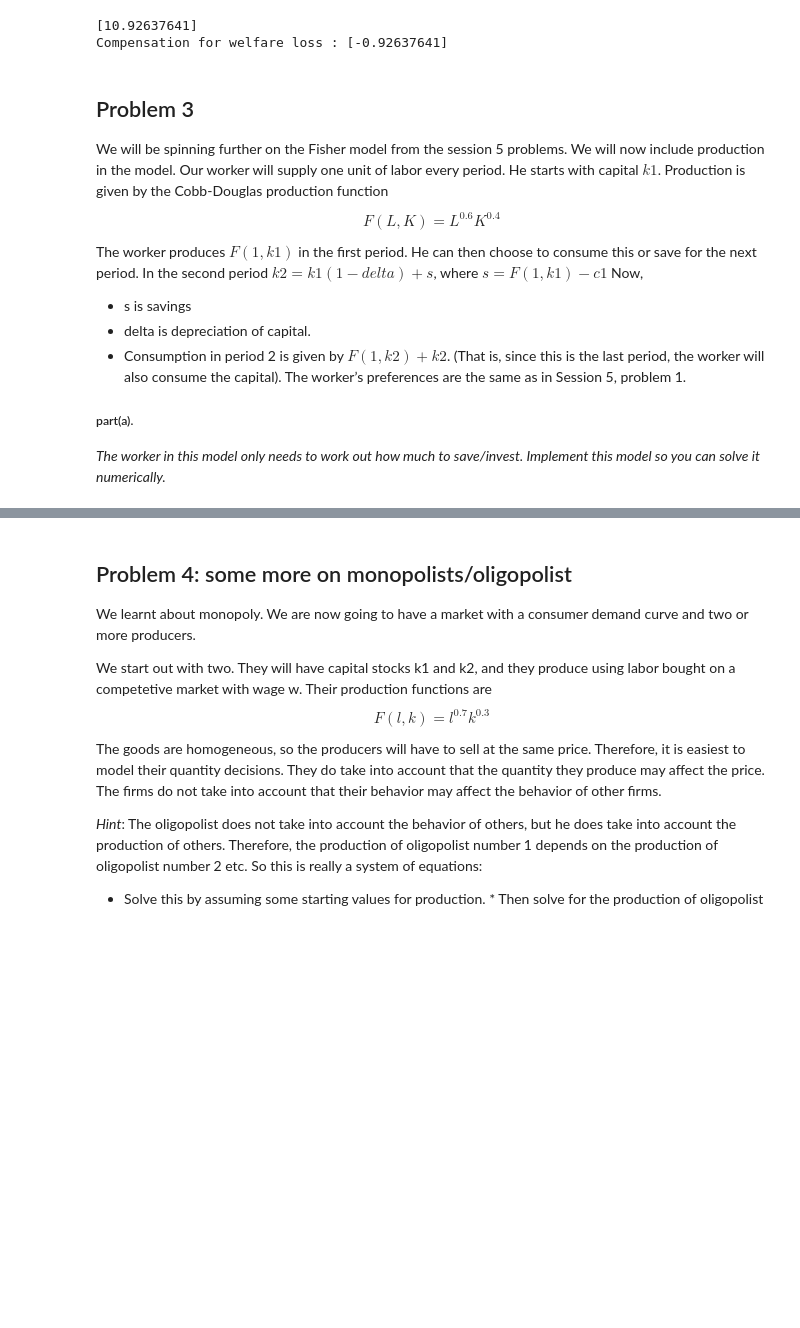
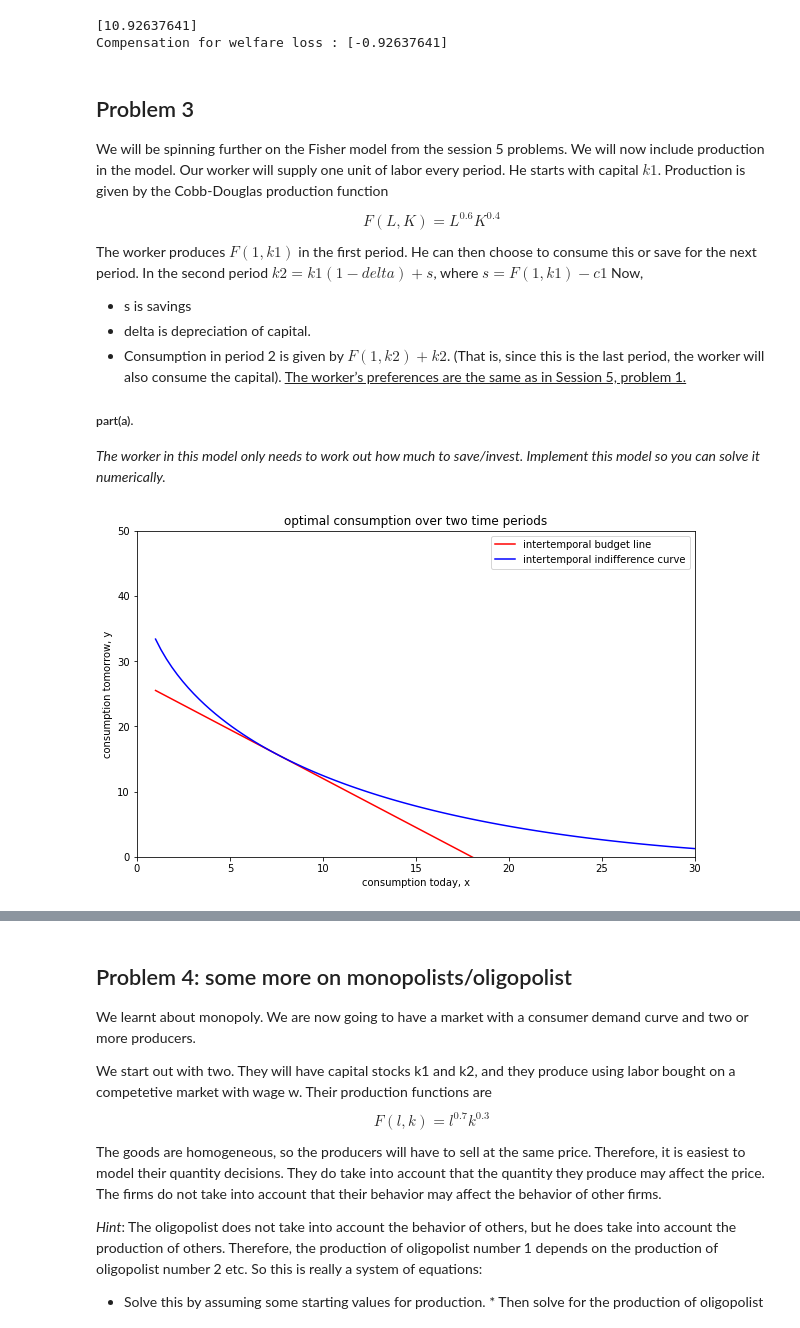
Before and after one commit to PaulineMalaguti/EBA3650, a Jupyter notebook: Lecture 6/QE_Problems_7.ipynb, the cells around one changed output, grey strips where cells are left out. Cells and saved outputs as stored; diff of their text form; code cells hidden in the pictures; blank space fills up the shorter version.

Commit message:
Started problem 3 problem with indiference curve

```diff
--- a/Lecture 6/QE_Problems_7.ipynb
+++ b/Lecture 6/QE_Problems_7.ipynb
@@ -366,7 +366,7 @@ Now,
 * s is savings
 * delta is depreciation of capital.
 * Consumption in period 2 is given by $F(1,k2)+k2$. (That is, since this is the last period, the worker will also consume the capital).
-The worker’s preferences are the same as in Session 5, problem 1.
+<u> The worker’s preferences are the same as in Session 5, problem 1. </u>
 
 ##### part(a).
 *The worker in this model only needs to work out how much to save/invest. Implement this model so you can solve it numerically.*
@@ -372,0 +436,55 @@ The worker’s preferences are the same as in Session 5, problem 1.
+# %%
+# from problems 5, question 1
+def utility(x, y):
+    '''Returns the utility level of a given consumptino bundle'''
+    alpha = 0.5; q = 0.04
+    return - x**alpha - (y**alpha)/(1+q)
+
+def utility_budget(x, mylist):
+    '''Returns the utility level given the budget constraint'''
+    endow1 = mylist[0] ; endow2 = mylist[1] ; r = mylist[2]
+    y = endow2 + (endow1 - x)*(1 + r)
+    return utility(x, y)
+
+def demand(endow1, endow2, r):
+    '''Returns the demand of the good given consumption is maximised'''
+    x = opt.minimize(utility_budget, 0.1, args = ([endow1, endow2, r], )).x
+    y = endow2 + (endow1 - x)*(1 + r)
+    return x, y
+
+def indiff_dist(y, mylist):
+    '''Returns the distance between given utility level and utility of this combinaiton of consumption'''
+    x = mylist[0] ; utility_level = mylist[1]
+    utitility_achieved = utility(x,y)
+    return utitility_achieved - utility_level
+
+def indifference(x, util):
+    '''Returns the consumer's maximum utility level; the x-intercept of the indifference distance curve'''
+    return fsolve(indiff_dist, 1, args = ([x,util], ))
+
+def indirect_utility(endow1, endow2, r):
+    '''Returns the utility as a funciton of the prices and income when the consumer chooses consumption_t1 and
+    consumption_t2 to maximise his utility'''
+    x, y = demand(endow1, endow2, r)
+    return utility(x, y)
+
+# initialise quantites of consumption today, endowments and interest rate
+x = np.linspace(1, 30,100) ; endowment1 = 10 ; endowment2 = 12 ; r = 0.5
+
+# get indirect utility curve
+utility_level = indirect_utility(endowment1, endowment2, r)
+y = np.zeros(len(x))
+
+for element in range(len(x)):
+    y[element] = indifference(x[element], utility_level)
+
+plt.figure(figsize = (10,6))
+
+# plot the consumer's budget and indifference curve
+plt.plot(x, endowment2 + (endowment1 - x)*(1 + r), color = 'red', label = 'intertemporal budget line')
+plt.plot(x, y, color = 'blue', label = 'intertemporal indifference curve')
+plt.xlabel('consumption today, x') ; plt.ylabel('consumption tomorrow, y')
+plt.title('optimal consumption over two time periods') ; plt.legend(loc = 'upper right')
+plt.ylim(0, 50) ; plt.xlim(0, 30) ; plt.show()
+# %% [output]
+[figure, added]
```
Also changed, not shown: parts of 4 cells of this notebook.
